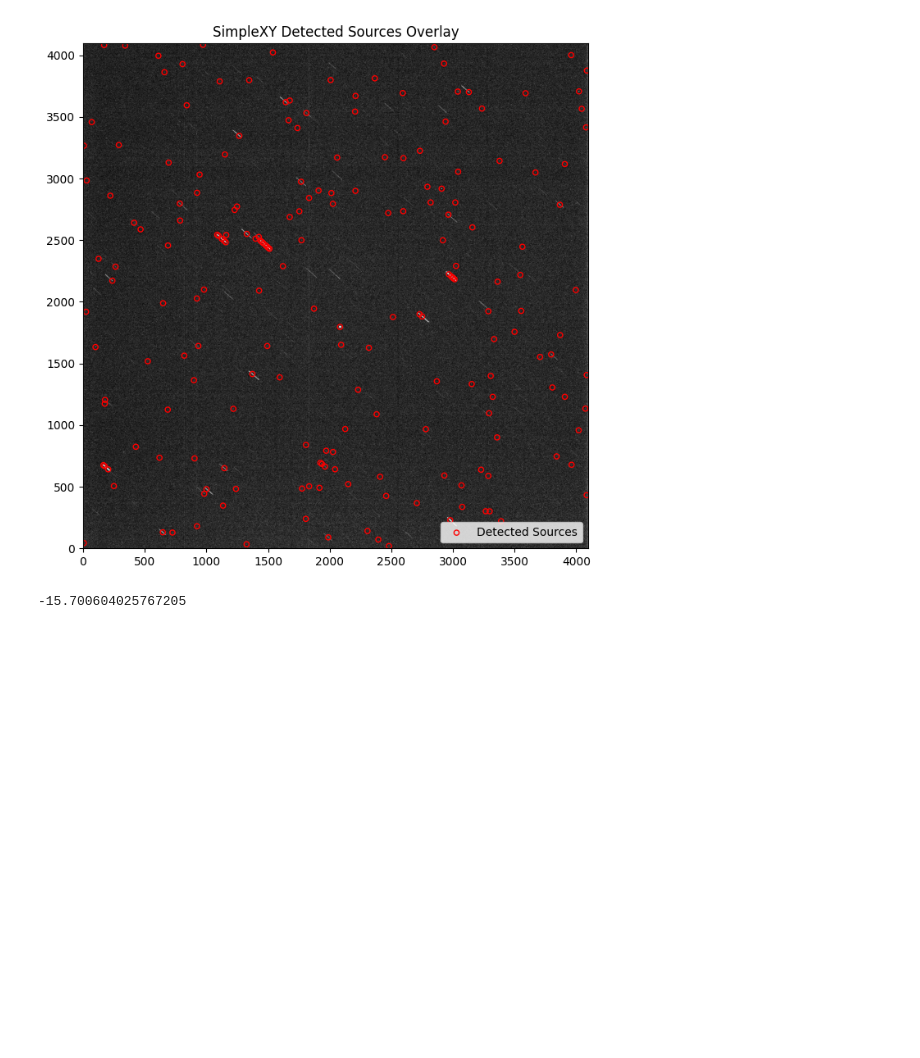
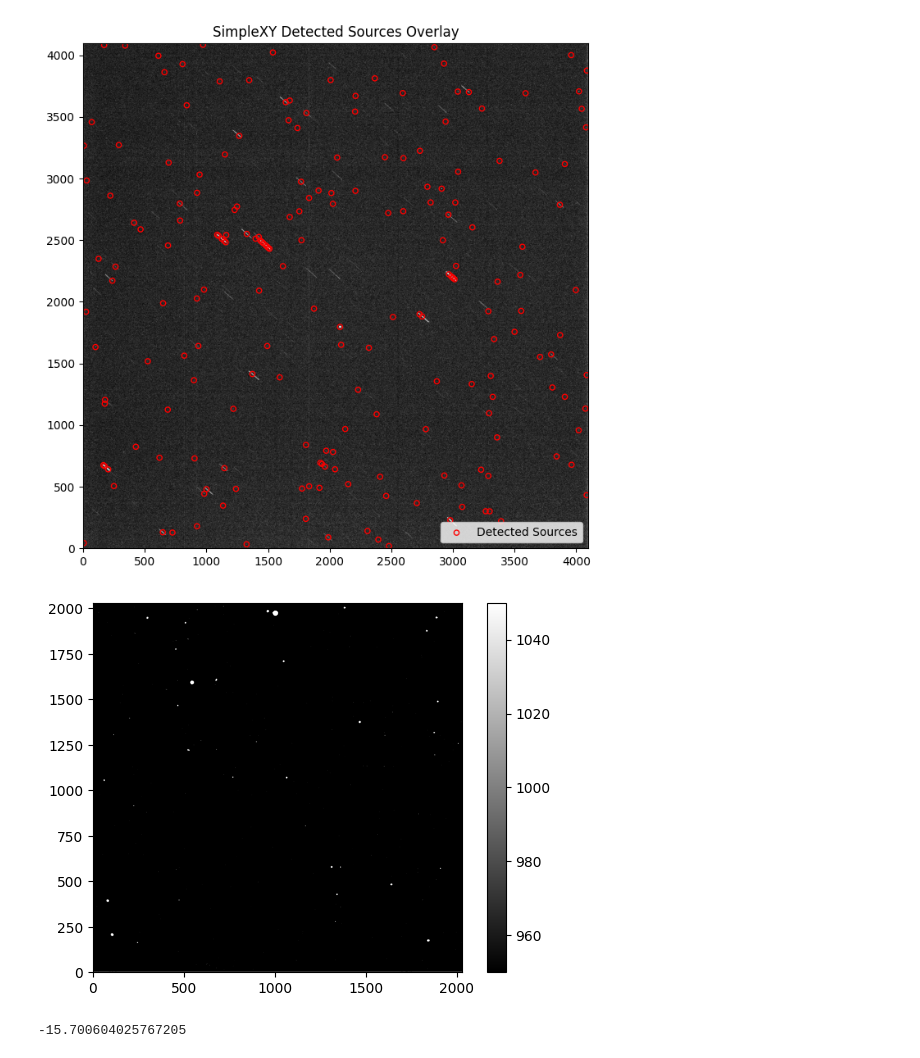
Before and after one commit to KevChen2003/Thesis-B-Telescope-Imaging, a Jupyter notebook: test1.ipynb, the cells around one changed output. Drawn from its saved outputs; the diff is of its cells as text; code cells hidden in the pictures; blank space fills up the shorter version.

```diff
--- a/test1.ipynb
+++ b/test1.ipynb
@@ -449,6 +451,25 @@ plt.title("SimpleXY Detected Sources Overlay")
 plt.show()
 # %% [output]
 [figure]
+# %%
+# check example data
+
+from astropy.io import fits
+import numpy as np
+import os
+import matplotlib.pyplot as plt
+from matplotlib.colors import LogNorm
+from photutils.aperture import CircularAperture
+
+image = '../photometrypipeline/example_data/vatt4k/mscience0217.fits'
+
+image_data = fits.open(image)[0].data
+plt.figure()
+plt.imshow(image_data, origin = 'lower', vmin = 950, vmax=1050, cmap='gray')
+plt.colorbar()
+plt.show()
+# %% [output]
+[figure, added]
 # %%
 import math
 
```
Also changed, not shown: parts of 3 cells of this notebook.
